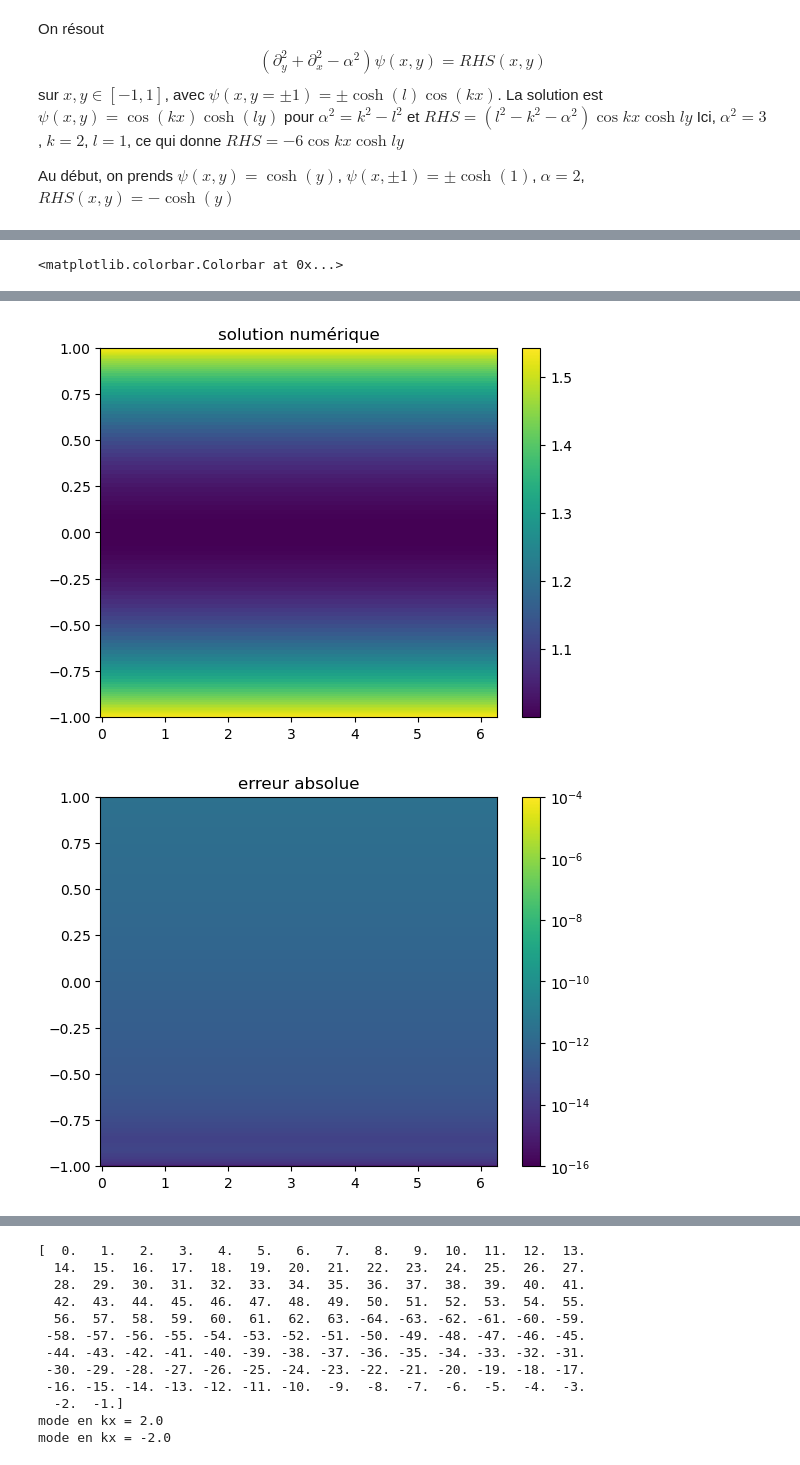
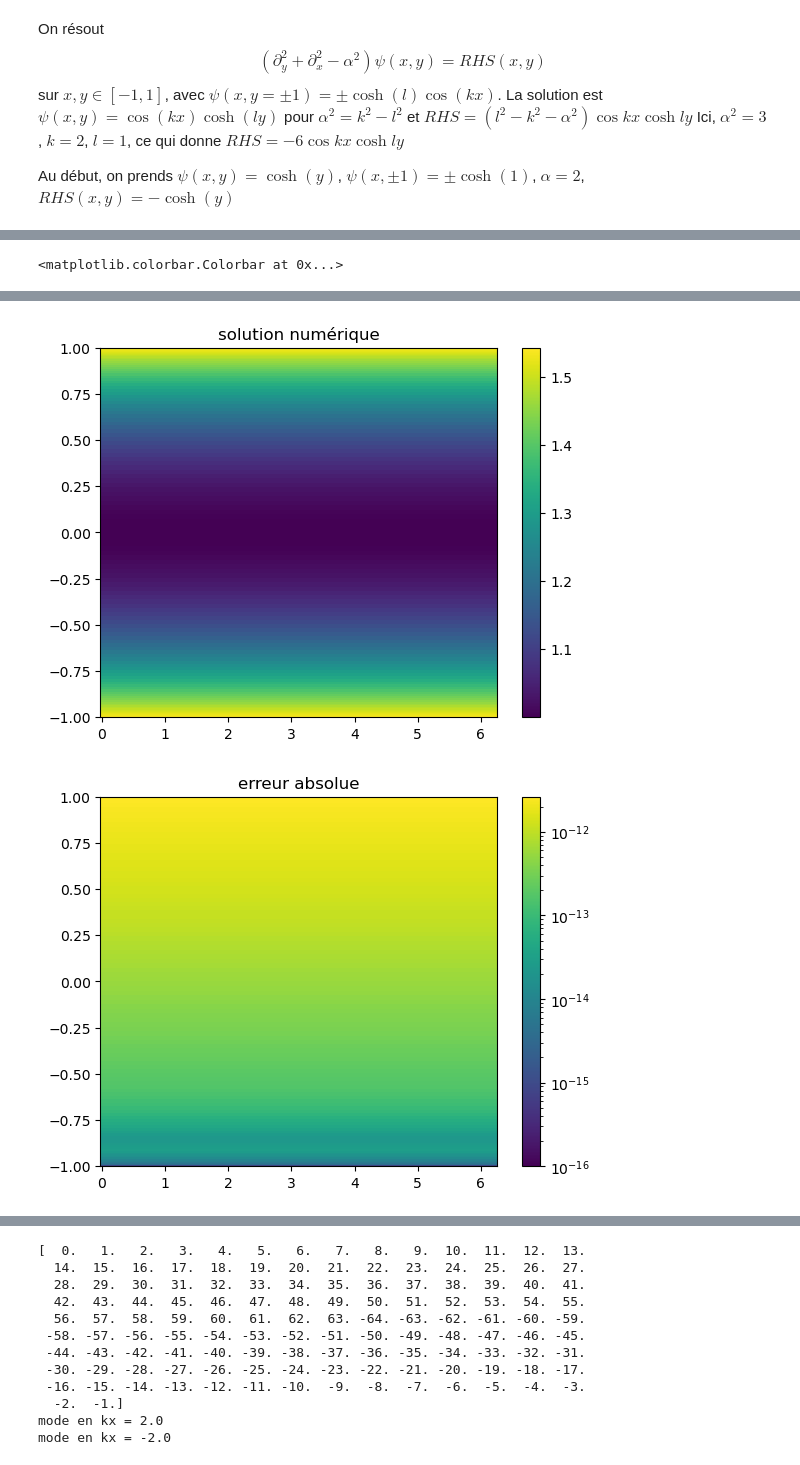
Before and after one commit to personne30003/pyTQG, a Jupyter notebook: Proto_notebooks/Channel_Helmholtz_solver.ipynb, the cells around one changed output, grey strips where cells are left out. Drawn from its saved outputs; the diff is of its cells as text; code cells hidden in the pictures.

```diff
--- a/Proto_notebooks/Channel_Helmholtz_solver.ipynb
+++ b/Proto_notebooks/Channel_Helmholtz_solver.ipynb
@@ -58,12 +58,15 @@ def Solve_Helmholtz(Nx,
     #génération de la grille
     x = np.linspace(interval_x[0], interval_x[1], Nx, endpoint = False)
     y = Chebyshev.collocation_points(Ny, a = interval_y[0], b = interval_y[1])
-
+    #print(f"y = {y}")
     kx = 2.*np.pi*scipy.fft.fftfreq(Nx, d = (interval_x[-1] - interval_x[0])/Nx)
-
+    print(f"kx = {kx}")
     if np.isscalar(rhs) :
+        print(f"RHS scalar")
         rhs = rhs *np.ones((Nx, Ny))
-    if isinstance(rhs, np.ndarray) and (rhs.shape[0] != Nx or rhs.shape[1] != Ny) :
+    elif isinstance(rhs, np.ndarray) and (rhs.shape[0] == Nx or rhs.shape[1] == Ny) :
+        print("RHS array")
+    else:
         raise ValueError(f"rhs must be of size Nx x Ny (rhs.shape = {rhs.shape})")
 
     psi_num = np.zeros((Nx, Ny))
@@ -76,14 +79,18 @@ def Solve_Helmholtz(Nx,
 
     if np.isscalar(CL_y_inf) :
         BC_y_inf = np.ones(Nx) * CL_y_inf
+        print("CL_inf scalar")
     elif ( isinstance(CL_y_inf, np.ndarray) == True ) and ( CL_y_inf.shape[0] == Nx and len(CL_y_inf.shape) == 1 ):
+        print("CL_inf array")
         BC_y_inf = CL_y_inf.copy()
     else :
         raise ValueError(f"CL_y_inf must be scalar or 1D array of size Nx (CL_y_inf = {CL_y_inf}")
 
     if np.isscalar(CL_y_sup) :
+        print("CL_sup_scalar")
         BC_y_sup = np.ones(Nx) * CL_y_sup
     elif ( isinstance(CL_y_sup, np.ndarray) == True ) and ( CL_y_sup.shape[0] == Nx and len(CL_y_sup.shape) == 1 ):
+        print("CL_sup array")
         BC_y_sup = CL_y_sup.copy()
     else :
         raise ValueError(f"CL_y_sup must be scalar or 1D array of size Nx (CL_y_sup = {CL_y_sup}")
@@ -96,8 +103,7 @@ def Solve_Helmholtz(Nx,
     for i in range(0, Nx):
         kx_i = kx[i]
         rhs_hat_i = rhs_hat[i, :].copy()
-        diag_add = alpha2_id+kx_i**2
-        F = -( alpha2_id + kx_i**2 )
+        F = -( alpha2 + kx_i**2 )*np.eye(Ny)
         F[0, 0] = 1.0
         F[-1, -1] = 1.0
         F[1:-1, :] += D2[1:-1, :]
@@ -175,11 +181,12 @@ cf = ax.pcolormesh(X, Y, psi_num)
 fig.colorbar(cf, ax=ax)
 
 err = np.abs(psi_analytique - psi_num)
+print(f"err {err}, min = {err.min()}, max = {err.max()}, mediane = {np.median(err)}")
 
 fig  = plt.figure()
 ax=plt.axes()
 ax.set_title("erreur absolue")
-cf = ax.pcolormesh(X, Y, err, norm=colors.LogNorm(vmin=1.0e-16, vmax=1.0e-4))
+cf = ax.pcolormesh(X, Y, err, norm=colors.LogNorm(vmin=1.0e-16, vmax=err.max()))
 fig.colorbar(cf, ax=ax)
 # %% [output]
 Nx = 128
@@ -190,7 +209,7 @@ alpha^2 2.0
 <matplotlib.colorbar.Colorbar at 0x...>
 [figure]
 [figure]
-[figure, old version]
+[figure, new version]
 # %%
 #Cas avec psi(x, y) =
 
```
Also changed, not shown: parts of 18 cells of this notebook, 1 other file.
